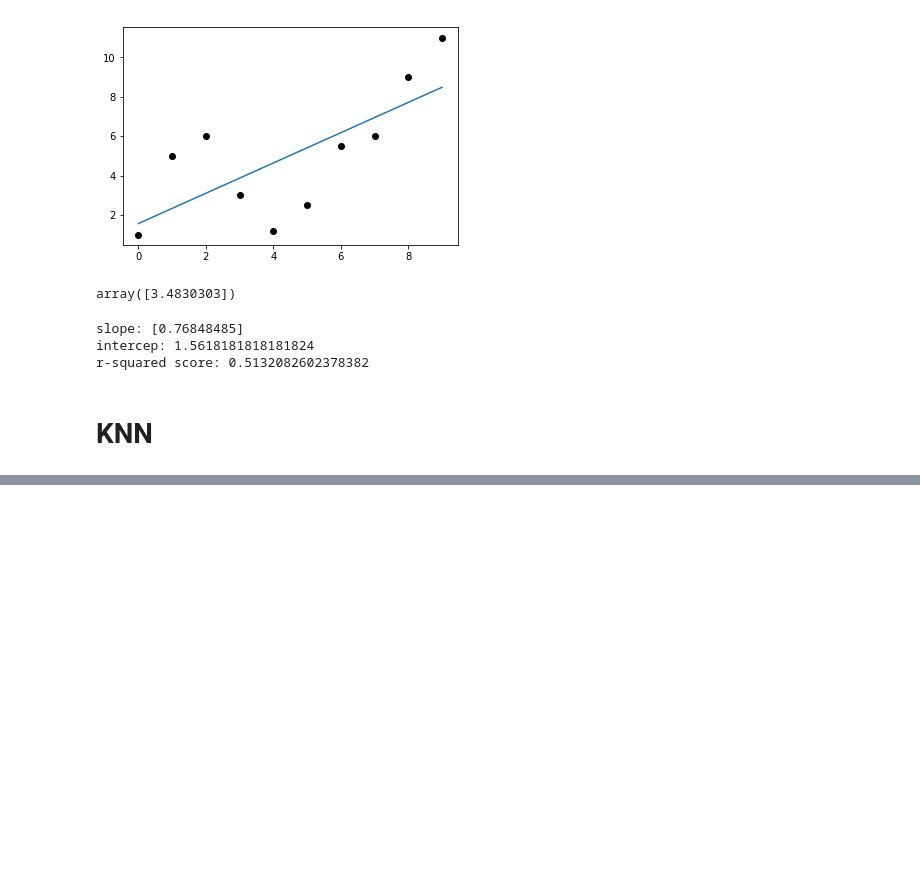
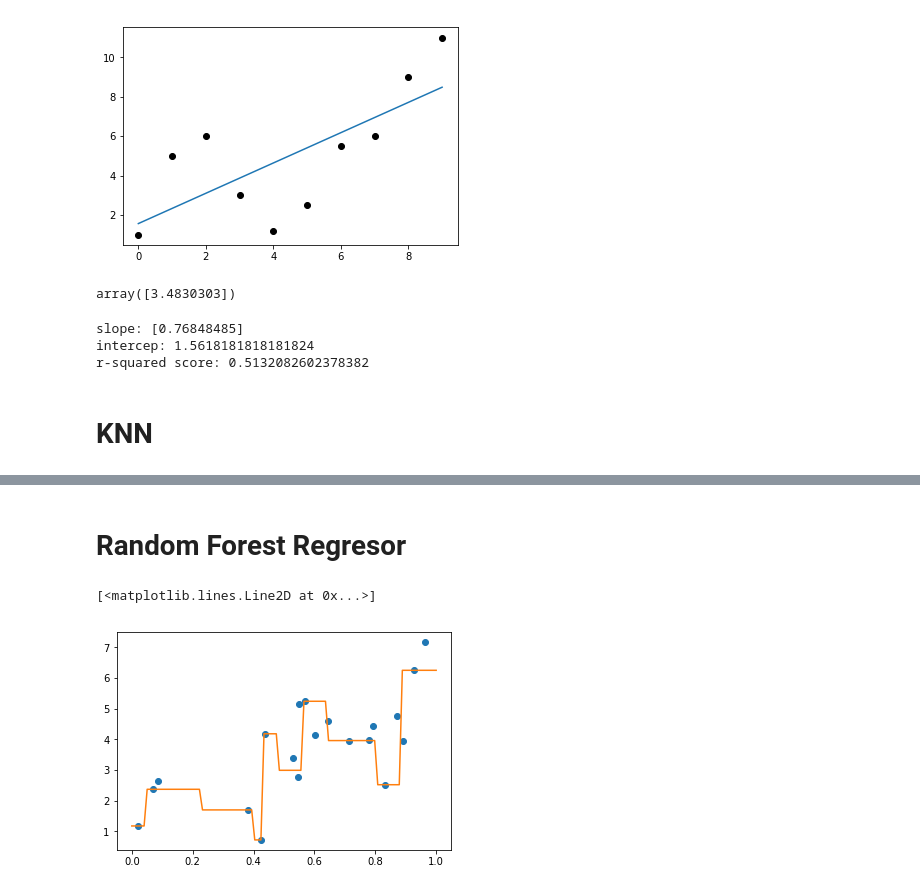
Before and after one commit to frodrd00/TutorialScikitLearn, a Jupyter notebook: Tutorial.ipynb, the cells around one changed output, grey strips where cells are left out. Drawn from its saved outputs; the diff is of its cells as text; code cells hidden in the pictures; blank space fills up the shorter version.

```diff
--- a/Tutorial.ipynb
+++ b/Tutorial.ipynb
@@ -122,0 +202,26 @@ AttributeError: 'function' object has no attribute 'data'
+# %% [markdown]
+# Random Forest Regresor
+# %%
+from sklearn.ensemble import RandomForestRegressor
+#model = RandomForestRegressor()
+
+# hyperparameters
+model = RandomForestRegressor(n_estimators=1, max_depth=5)
+
+# Create somo simple data
+import numpy as np
+np.random.seed(0)
+X = np.random.random(size=(20, 1))
+y = 3 * X.squeeze() + 2 + np.random.randn(20)
+
+model.fit(X, y)
+
+# Plot the data and the model predtiction
+X_fit = np.linspace(0, 1, 100)[:, np.newaxis]
+y_fit = model.predict(X_fit)
+
+plt.plot(X.squeeze(), y, 'o')
+plt.plot(X_fit.squeeze(), y_fit)
+# %% [output]
+[<matplotlib.lines.Line2D at 0x...>]
+[figure, added]
```
Also changed, not shown: parts of 19 cells of this notebook, 15 other files.
